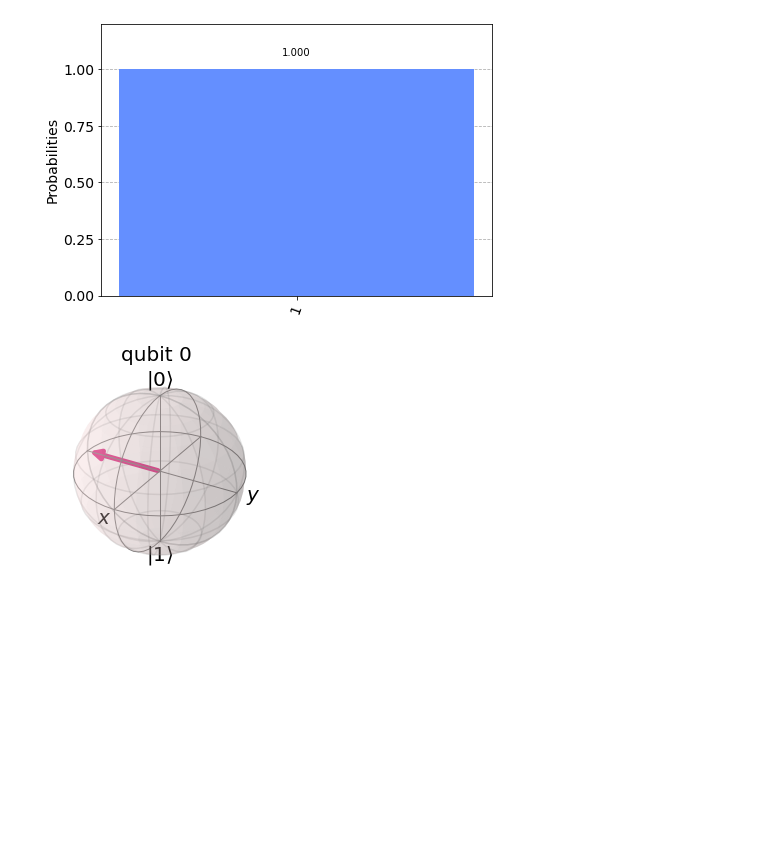
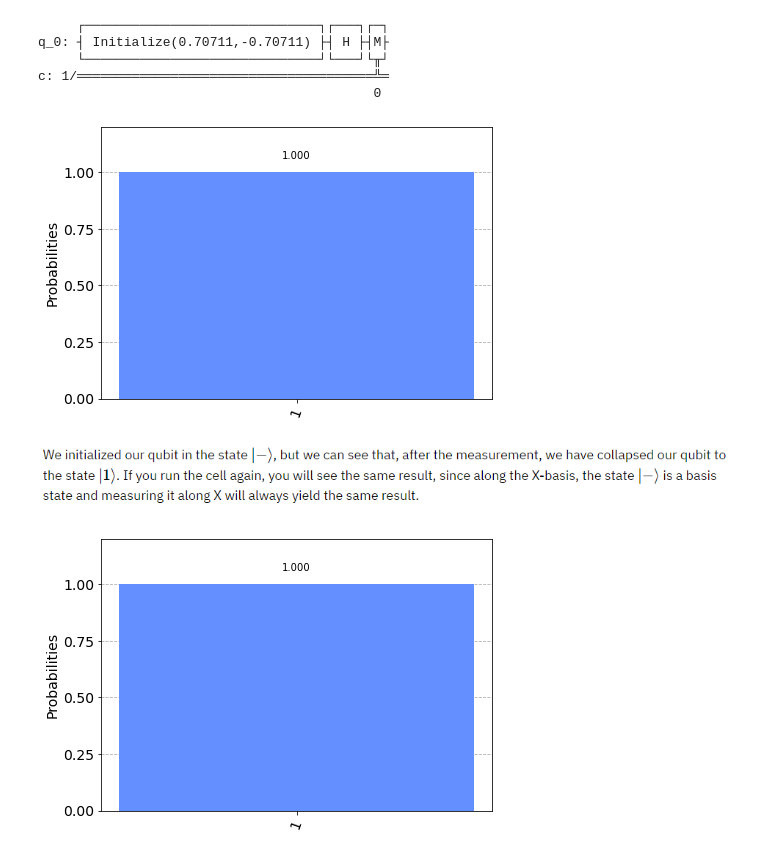
Before and after one commit to hritiksauw199/Qiskit-textbook-solutions, a Jupyter notebook: Chapter 1 Quantum States and Qubits/1.4 SIngle Qubit Gates/code.ipynb, the cells around one changed output. Drawn from its saved outputs; the diff is of its cells as text; code cells hidden in the pictures; blank space fills up the shorter version.

```diff
--- a/Chapter 1 Quantum States and Qubits/1.4 SIngle Qubit Gates/code.ipynb
+++ b/Chapter 1 Quantum States and Qubits/1.4 SIngle Qubit Gates/code.ipynb
@@ -28,3 +37,24 @@ c: 1/═════════════════════════
+# %%
+qc = QuantumCircuit(1,1)
+int = [1/sqrt(2), -1/sqrt(2)]
+qc.initialize(int,0)
+x_measurement(qc, 0, 0)
+qc.draw()
+# %% [output]
+     ┌──────────────────────────────┐┌───┐┌─┐
+q_0: ┤ Initialize(0.70711,-0.70711) ├┤ H ├┤M├
+     └──────────────────────────────┘└───┘└╥┘
+c: 1/══════════════════════════════════════╩═
+                                           0
+# %%
+sim = Aer.get_backend('aer_simulator')
+qobj = assemble(qc)
+obj = sim.run(qobj).result().get_counts()
+plot_histogram(obj)
+# %% [output]
+[figure, added]
+# %% [markdown]
+![12.png](attachment:12.png)
 # %%
 #Q 1.4(9) Try to create a function that measures in the Y-basis
 # %%
@@ -39,15 +69,15 @@ def y_measure(qc, qubit, cbit):
     qc.measure(qubit, cbit)
     qc.h(qubit)
     qc.s(qubit)
+
 qc = QuantumCircuit(1,1)
 initial_state = [1/sqrt(2), -1j/sqrt(2)]
 qc.initialize(initial_state, 0)
 y_measure(qc, 0,0)
 
-backend = Aer.get_backend('statevector_simulator')
-result = execute(qc,backend).result()
-display(plot_histogram(result.get_counts()))
-plot_bloch_multivector(result.get_statevector())
+sim = Aer.get_backend('aer_simulator')
+qobj = assemble(qc)
+obj = sim.run(qobj).result().get_counts()
+plot_histogram(obj)
 # %% [output]
 [figure]
-[figure, removed]
```
Also changed, not shown: parts of 6 cells of this notebook.
